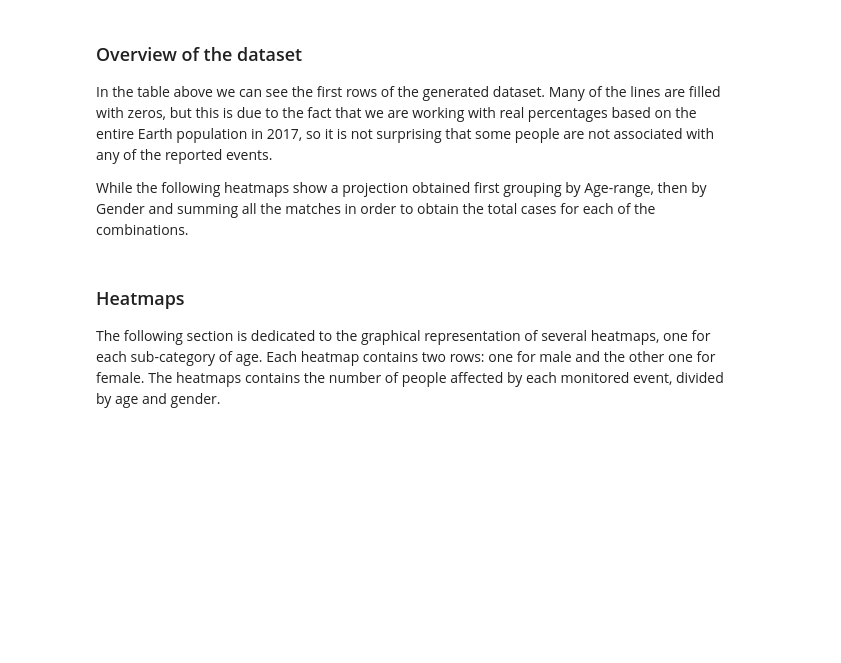
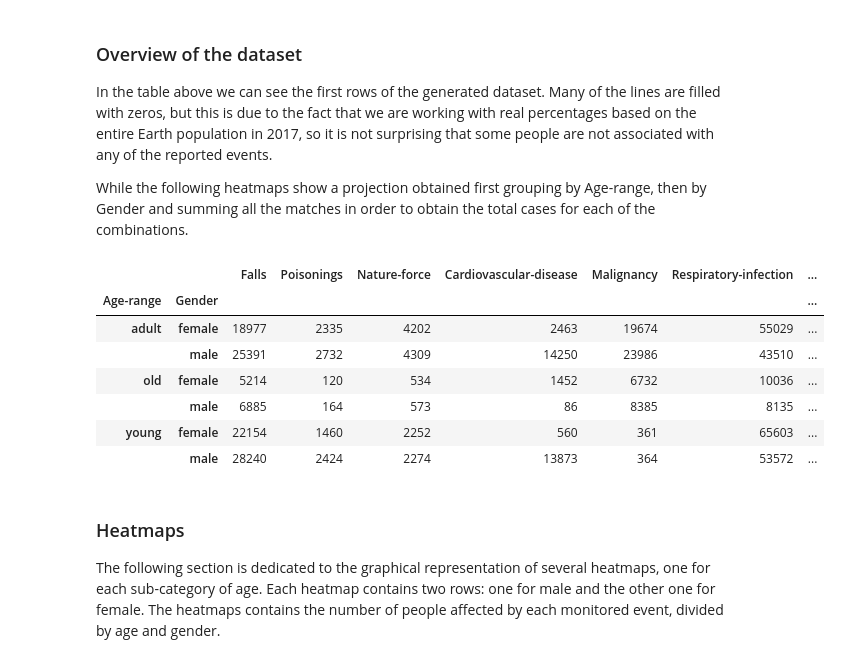
Before and after one commit to AndreaZecca/ByeBayes, a Jupyter notebook: project.ipynb, the cells around one changed output. Saved outputs shown, nothing was run; the diff lists cells and outputs as text; code cells hidden in the pictures; blank space fills up the shorter version.

```diff
--- a/project.ipynb
+++ b/project.ipynb
@@ -143,8 +143,17 @@ While the following heatmaps show a projection obtained first grouping by Age-ra
 # %%
 # Creation of a compressed dataset grouping data for age-range and Gender and then summing out all the positive cases
 
 compressed_dataset = dataset.drop("ID",axis=1).groupby(["Age-range","Gender"]).sum()
-# compressed_dataset.head(6)
+compressed_dataset.head(6)
+# %% [output]
+|  |  | Falls | Poisonings | Nature-force | Cardiovascular-disease | Malignancy | Respiratory-infection | ... |
+| Age-range | Gender |  |  |  |  |  |  | ... |
+| adult | female | 18977 | 2335 | 4202 | 2463 | 19674 | 55029 | ... |
+|  | male | 25391 | 2732 | 4309 | 14250 | 23986 | 43510 | ... |
+| old | female | 5214 | 120 | 534 | 1452 | 6732 | 10036 | ... |
+|  | male | 6885 | 164 | 573 | 86 | 8385 | 8135 | ... |
+| young | female | 22154 | 1460 | 2252 | 560 | 361 | 65603 | ... |
+|  | male | 28240 | 2424 | 2274 | 13873 | 364 | 53572 | ... |
 # %%
 columns = ["Falls","Poisonings","Nature-force","Cardiovascular-disease","Malignancy","Respiratory-infection","Transport-incident","Sickness","Other-injuries","Unintentional-injuries","Other-sickness","SHV","Death"]
 index = ["male","female"]
```
Also changed, not shown: parts of 7 cells of this notebook, 4 other files.
